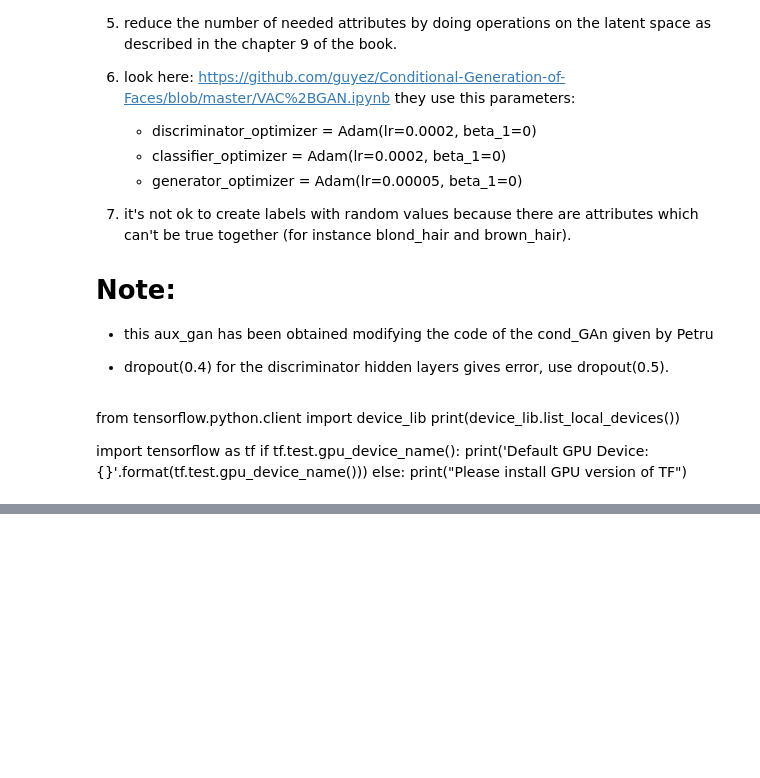
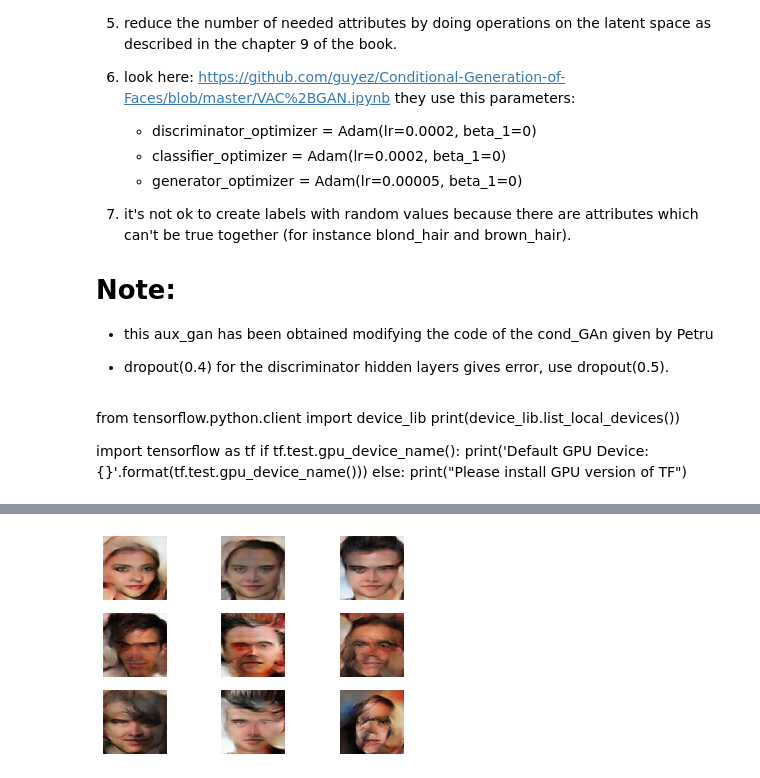
Before and after one commit to pptr3/face-generation-gan-keras, a Jupyter notebook: aux_cond_modified-Copy12222.ipynb, the cells around one changed output, grey strips where cells are left out. Drawn from its saved outputs; the diff is of its cells as text; code cells hidden in the pictures; blank space fills up the shorter version.

```diff
--- a/aux_cond_modified-Copy12222.ipynb
+++ b/aux_cond_modified-Copy12222.ipynb
@@ -588,0 +605,26 @@ WARNING:tensorflow:No training configuration found in save file: the model was *
+# %%
+# create and save a plot of generated images
+def save_plot(examples, n):
+    # plot images
+    for i in range(n * n):
+        # define subplot
+        plt.subplot(n, n, 1 + i)
+        # turn off axis
+        plt.axis('off')
+        # plot raw pixel data
+        plt.imshow(examples[i, :, :])
+    plt.show()
+
+model = load_model('cgan/model_3attr_50k_25epoche_sembra_condizionare_bene.h5',
+                           custom_objects={'SNConv2DTranspose':SNConv2DTranspose, 'SNConv2D': SNConv2D})
+latent_points, labels = generate_latent_points(latent_dim, 100, n_attr)
+# specify labels
+labels = np.zeros((latent_dim, n_attr))
+#labels = load_groundtruth_labels(100, ind_attributes, dict_attributes)
+labels[:, 1] = 0
+# generate images
+X = model.predict([latent_points, labels])
+# scale from [-1,1] to [0,1]
+X = (X + 1) / 2.0
+save_plot(X, 3)
+# %% [output]
@@ -588,0 +632 @@ WARNING:tensorflow:No training configuration found in save file: the model was *
+[figure, added]
```
Also changed, not shown: parts of 8 cells of this notebook.
